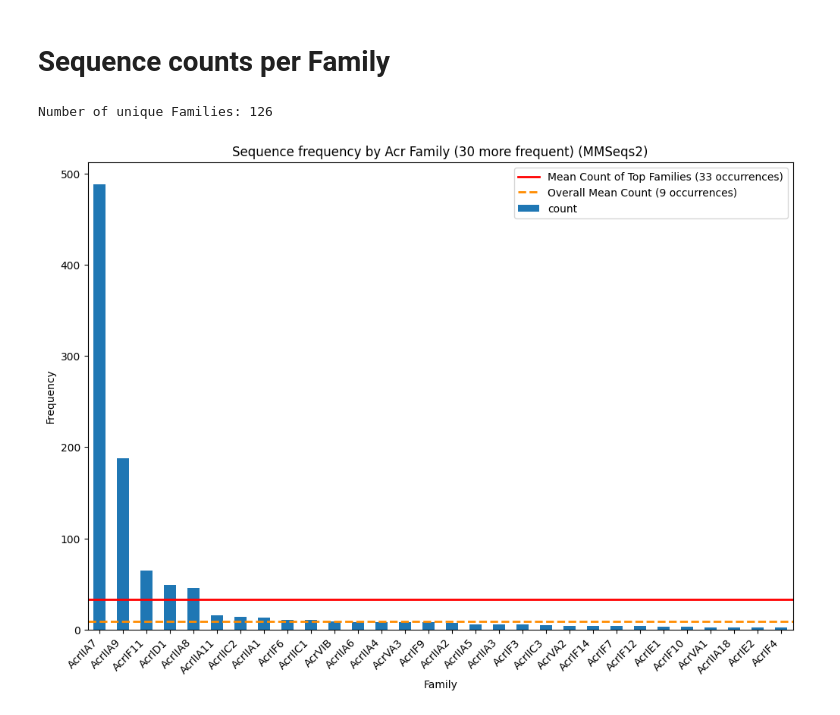
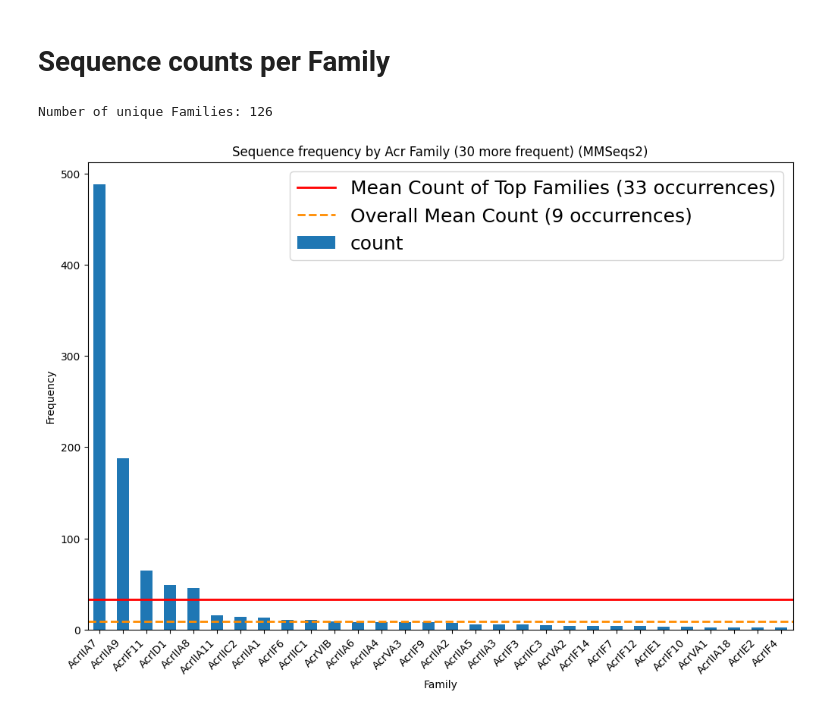
Before and after one commit to ChristianNeitzel/Projeto-Bioinf-PhageAcr, a Jupyter notebook: 3b_code_positive_dataset_mmseqs_analysis.ipynb, the cells around one changed output. Cells and saved outputs as stored; diff of their text form; code cells hidden in the pictures.

```diff
--- a/3b_code_positive_dataset_mmseqs_analysis.ipynb
+++ b/3b_code_positive_dataset_mmseqs_analysis.ipynb
@@ -280,29 +279,29 @@ plt.show()
 # %%
 print('Number of unique Families:', len(df_mmseqs['Family'].unique()))
 
 # Obtain Family counts
 family_counts = df_mmseqs['Family'].value_counts()
 
 # Get the top 30 most frequent families
 top_family = family_counts.head(30)
 
 # Calculate the mean count of occurrences of all families
 overall_mean_count = round(family_counts.mean())
 
 # Calculate the mean count of occurrences of top families
 mean_count = round(top_family.mean())
 
 # Plotting
 plt.figure(figsize=(12, 8))
 top_family.plot(kind='bar')
 plt.axhline(y=mean_count, color='red', linestyle='-', linewidth=2, label=f'Mean Count of Top Families ({mean_count} occurrences)')
 plt.axhline(y=overall_mean_count, color='darkorange', linestyle='--', linewidth=2, label=f'Overall Mean Count ({overall_mean_count} occurrences)')
 plt.title('Sequence frequency by Acr Family (30 more frequent) (MMSeqs2)')
 plt.xlabel('Family')
 plt.ylabel('Frequency')
 plt.xticks(rotation=45, ha='right')  # Rotate x-axis labels by 45 degrees and align them to the right
-plt.legend()
+plt.legend(fontsize=18)
 plt.show()
 # %% [output]
 Number of unique Families: 126
-[figure, old version]
+[figure, new version]
```
Also changed, not shown: parts of 3 cells of this notebook, 3 other files.
